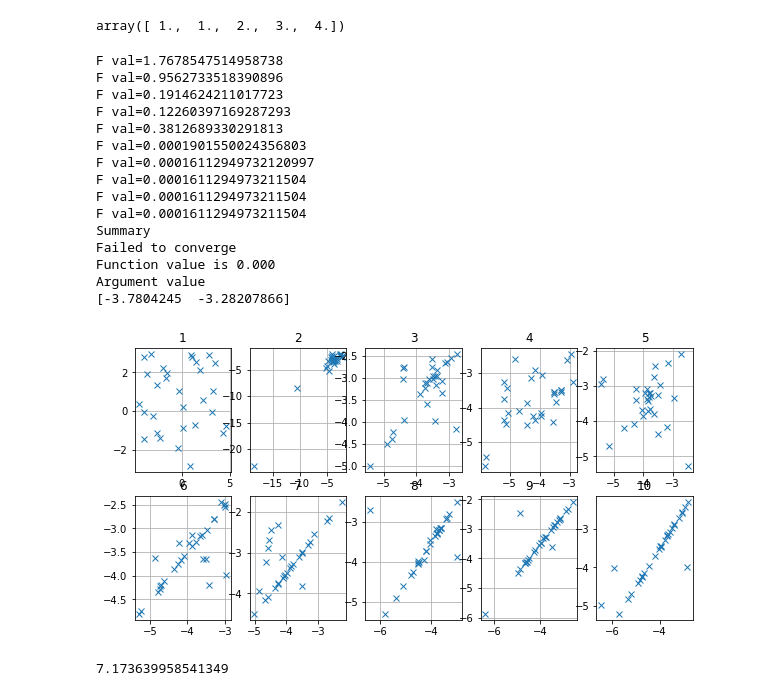
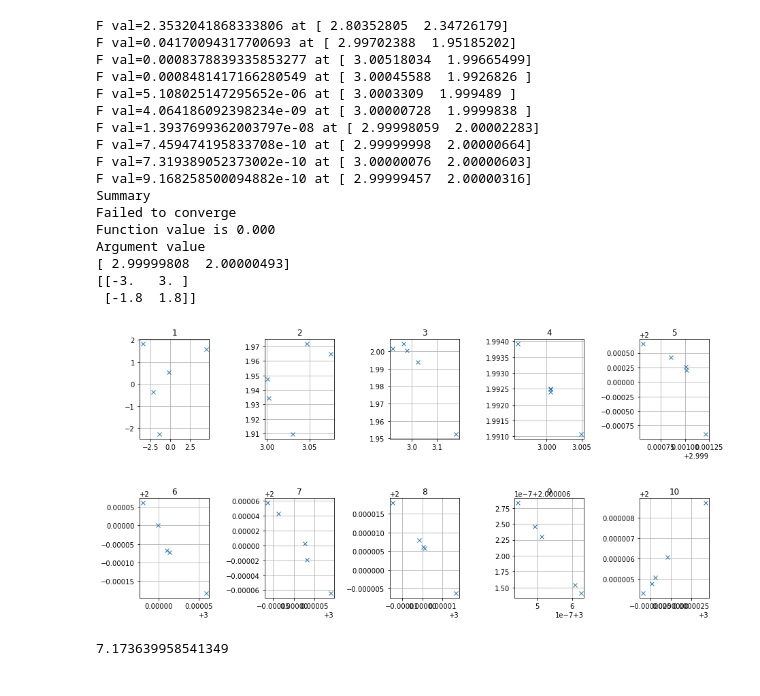
Before and after one commit to frolovconst/opt_labs, a Jupyter notebook: week02/SwarmParticleOptimization.ipynb, the cells around one changed output. Saved outputs shown, nothing was run; the diff lists cells and outputs as text; code cells hidden in the pictures.

```diff
--- a/week02/SwarmParticleOptimization.ipynb
+++ b/week02/SwarmParticleOptimization.ipynb
@@ -12,6 +12,7 @@ class Particle:
 #     pbest = None
 #     cval = None
 #     velocity = None
+    velocity_space = None
 
     def __init__(self, n, func, s_space, max_vel):
         self.n = n
@@ -19,13 +20,16 @@ class Particle:
         self.new_position = np.asarray([np.random.random()*(s[1]-(s[0]))+(s[0]) for s in s_space])
         self.pbest = func(self.position)
         self.cval = self.pbest
-        self.velocity = np.random.random(n)*max_vel
+        Particle.velocity_space = np.append(-.3*np.abs(s_space[:,1]-s_space[:,0]).reshape(n,1), .3*np.abs(s_space[:,1]-s_space[:,0]).reshape(n,1), axis=1)
+        self.velocity = np.random.random(n)*(Particle.velocity_space[:,1] - Particle.velocity_space[:,0])
 
     def update_velocity(self, gbest, max_vel, c1, c2):
         r1 = np.random.random()
         r2 = np.random.random()
-        new_vel = self.velocity + c1*r1*(self.pbest-self.position) + c2*r2*(gbest-self.position)
-        self.velocity = np.fmin(new_vel, max_vel*np.ones(self.n))
+        new_vel = .5*self.velocity + c1*r1*(self.pbest-self.position) + c2*r2*(gbest-self.position)
+        new_vel = np.fmax(new_vel, Particle.velocity_space[:,0])
+#         new_vel = np.fmax(new_vel, -max_vel*np.ones(self.n))
+        self.velocity = np.fmin(new_vel, Particle.velocity_space[:,1])
         return new_vel
 
     def update_pos(self, gbest, func):
@@ -39,19 +43,16 @@ class Particle:
 
     def make_step(self):
         self.position = self.new_position
-# %%
-np.fmax(np.arange(5), np.ones(5))
-# %% [output]
-array([ 1.,  1.,  2.,  3.,  4.])
 # %%
 def disp(particles):
-    sigma = norm(np.asarray([o.new_position for o in particles]) - np.asanyarray([o.position for o in particles]))
+    sigma = norm(np.asarray([o.new_position for o in particles]) - np.asarray([o.position for o in particles]))
     return sigma.sum()
 def norm(x):
     return np.sqrt((x**2).sum())
 # %%
 def SwrmPrtclOpt(n, search_space, opt_func, epsilon, prtcls_count=30, l_factor1=2, l_factor2=2, velocity_limit=1, iterno=500):
-    fig, axes = plt.subplots(2,5, figsize=[10,5])
+    fig, axes = plt.subplots(2,5, figsize=[15,7])
+    plt.subplots_adjust(hspace=.6, wspace=.8)
     particles = [Particle(n, opt_func, search_space, velocity_limit) for i in range(prtcls_count)]
     plot_x, plot_y = 0,0
     for i in range(iterno):
@@ -59,11 +60,13 @@ def SwrmPrtclOpt(n, search_space, opt_func, epsilon, prtcls_count=30, l_factor1=
         if disp(particles) < epsilon:
 #             simplex = new_val
 #             plt.plot(np.append(simplex[:,0],simplex[0,0]), np.append(simplex[:,1],simplex[0,1]))
-            print('Convergence at {0:.3f}'.format(opt_func(gbest)))
+            print('Convergence at {0:.3f}\nArgument value'.format(opt_func(gbest)))
+            print(gbest)
 #             print('Func value = ', opt_func(simplex[0]))
 #             print('No of iterations =',i)
 #             print('Final simplex = ', simplex)
-            break
+            plt.show()
+            return
         gbest = particles[np.argmin([p.cval for p in particles])].position
         for p in particles:
             p.make_step()
@@ -75,7 +78,7 @@ def SwrmPrtclOpt(n, search_space, opt_func, epsilon, prtcls_count=30, l_factor1=
             axes[plot_y][plot_x].plot([p.position[0] for p in particles], [p.position[1] for p in particles], linestyle='', marker='x')
             axes[plot_y][plot_x].grid()
             axes[plot_y][plot_x].set_title(repr(plot_y*5+plot_x+1))
-            print('F val={}'.format(opt_func(gbest)))
+            print('F val={} at {}'.format(opt_func(gbest), gbest))
             if plot_x > 3:
                 plot_x = 0
                 plot_y += 1
@@ -84,27 +87,29 @@ def SwrmPrtclOpt(n, search_space, opt_func, epsilon, prtcls_count=30, l_factor1=
     print('Summary')
     print('Failed to converge\nFunction value is {0:.3f}\nArgument value'.format(opt_func(gbest)))
     print(gbest)
-    axes[1][4].grid()
+    print(Particle.velocity_space)
     plt.show()
 # %%
-SwrmPrtclOpt(2, spc, Himmelblau, 1e-1, iterno=500, prtcls_count=30)
+SwrmPrtclOpt(2, spc, Himmelblau, 1e-10, iterno=500, prtcls_count=5, velocity_limit=.5)
 # %% [output]
-F val=1.7678547514958738
-F val=0.9562733518390896
-F val=0.1914624211017723
-F val=0.12260397169287293
-F val=0.3812689330291813
-F val=0.0001901550024356803
-F val=0.00016112949732120997
-F val=0.0001611294973211504
-F val=0.0001611294973211504
-F val=0.0001611294973211504
+F val=2.3532041868333806 at [ 2.80352805  2.34726179]
+F val=0.04170094317700693 at [ 2.99702388  1.95185202]
+F val=0.0008378839335853277 at [ 3.00518034  1.99665499]
+F val=0.0008481417166280549 at [ 3.00045588  1.9926826 ]
+F val=5.108025147295652e-06 at [ 3.0003309  1.999489 ]
+F val=4.064186092398234e-09 at [ 3.00000728  1.9999838 ]
+F val=1.3937699362003797e-08 at [ 2.99998059  2.00002283]
+F val=7.459474195833708e-10 at [ 2.99999998  2.00000664]
+F val=7.319389052373002e-10 at [ 3.00000076  2.00000603]
+F val=9.168258500094882e-10 at [ 2.99999457  2.00000316]
 Summary
 Failed to converge
 Function value is 0.000
 Argument value
-[-3.7804245  -3.28207866]
+[ 2.99999808  2.00000493]
+[[-3.   3. ]
+ [-1.8  1.8]]
-[figure, old version]
+[figure, new version]
 # %%
 Himmelblau([ 3.39314238,  1.26738216])
 # %% [output]
```
Also changed, not shown: parts of 3 cells of this notebook.
